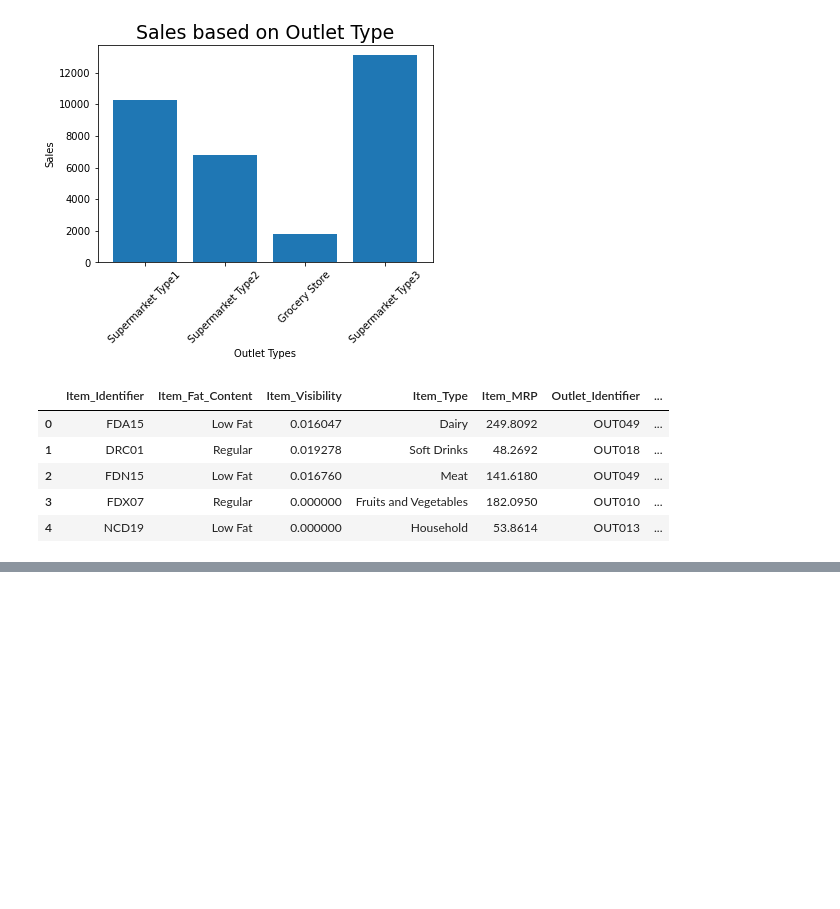
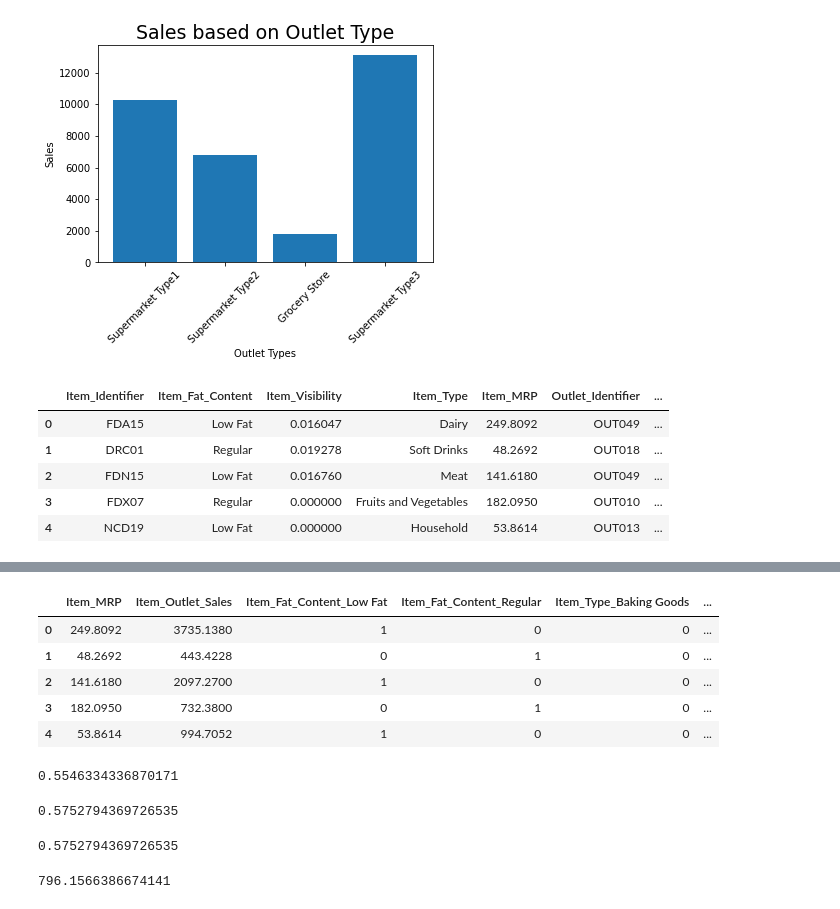
Before and after one commit to Drodricks0/Sales_Prediction, a Jupyter notebook: Project_1.ipynb, the cells around one changed output, grey strips where cells are left out. Drawn from its saved outputs; the diff is of its cells as text; code cells hidden in the pictures; blank space fills up the shorter version.

```diff
--- a/Project_1.ipynb
+++ b/Project_1.ipynb
@@ -194,0 +211,10 @@ plt.title('Sales v Item Fat Content', size=19);
+# %%
+reg_df = pd.get_dummies(reg_df, columns = ['Item_Fat_Content','Item_Type','Outlet_Establishment_Year','Outlet_Size','Outlet_Location_Type','Outlet_Type'], drop_first = False)
+reg_df.head()
+# %% [output]
+|  | Item_MRP | Item_Outlet_Sales | Item_Fat_Content_Low Fat | Item_Fat_Content_Regular | Item_Type_Baking Goods | ... |
+| 0 | 249.8092 | 3735.1380 | 1 | 0 | 0 | ... |
+| 1 | 48.2692 | 443.4228 | 0 | 1 | 0 | ... |
+| 2 | 141.6180 | 2097.2700 | 1 | 0 | 0 | ... |
+| 3 | 182.0950 | 732.3800 | 0 | 1 | 0 | ... |
+| 4 | 53.8614 | 994.7052 | 1 | 0 | 0 | ... |
@@ -194,0 +224,34 @@ plt.title('Sales v Item Fat Content', size=19);
+# %%
+from sklearn.metrics import r2_score
+from sklearn.metrics import mean_absolute_error
+from sklearn.metrics import mean_squared_error
+from sklearn.linear_model import LinearRegression
+from sklearn.model_selection import train_test_split
+
+X_train, X_test, y_train, y_test, = train_test_split(X,y,random_state=42)
+
+reg = LinearRegression()
+
+reg.fit(X_train,y_train)
+reg.fit(X_test,y_test)
+
+train_preds = reg.predict(X_train)
+test_preds = reg.predict(X_test)
+
+train_score = reg.score(X_train,y_train)
+print(train_score)
+# %% [output]
+0.5546334336870171
+# %%
+test_score = reg.score(X_test,y_test)
+print(test_score)
+# %% [output]
+0.5752794369726535
+# %%
+r2_score(y_test,test_preds)       # 57% of the data is represented by the true data set.
+# %% [output]
+0.5752794369726535
+# %%
+mean_absolute_error(y_test,test_preds)
+# %% [output]
+796.1566386674141
```
Also changed, not shown: parts of 9 cells of this notebook.
